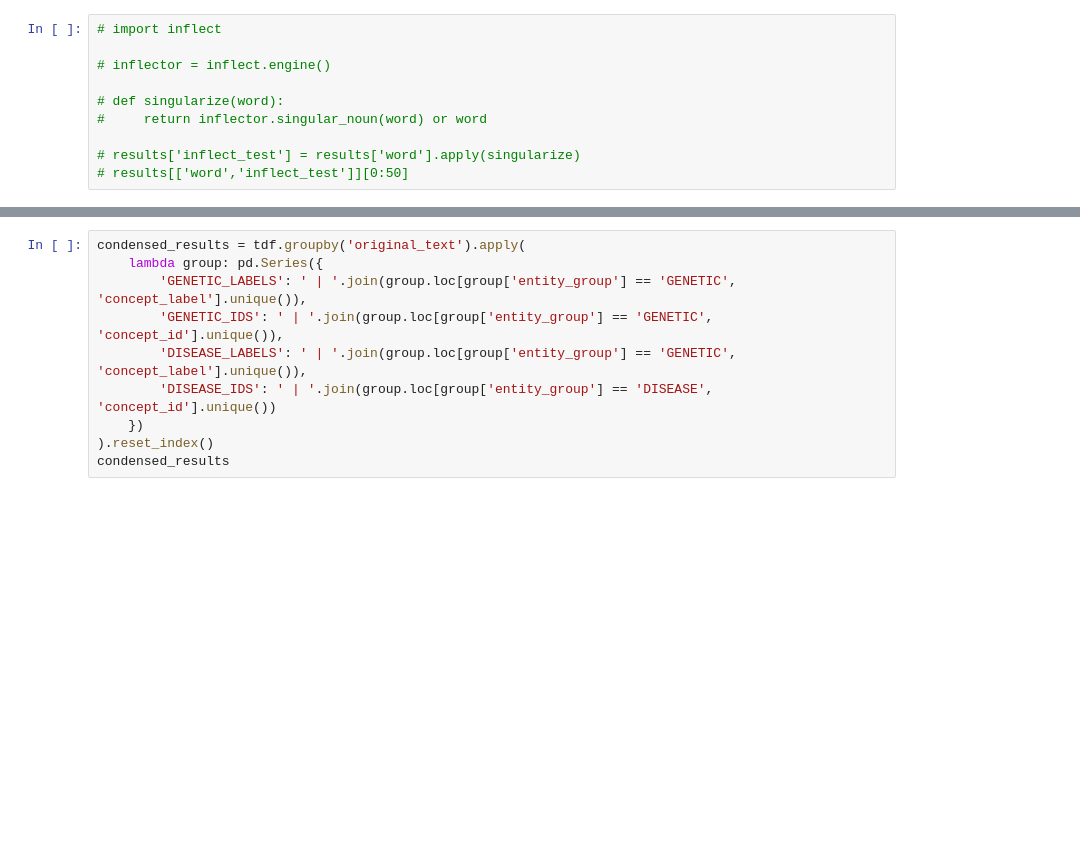
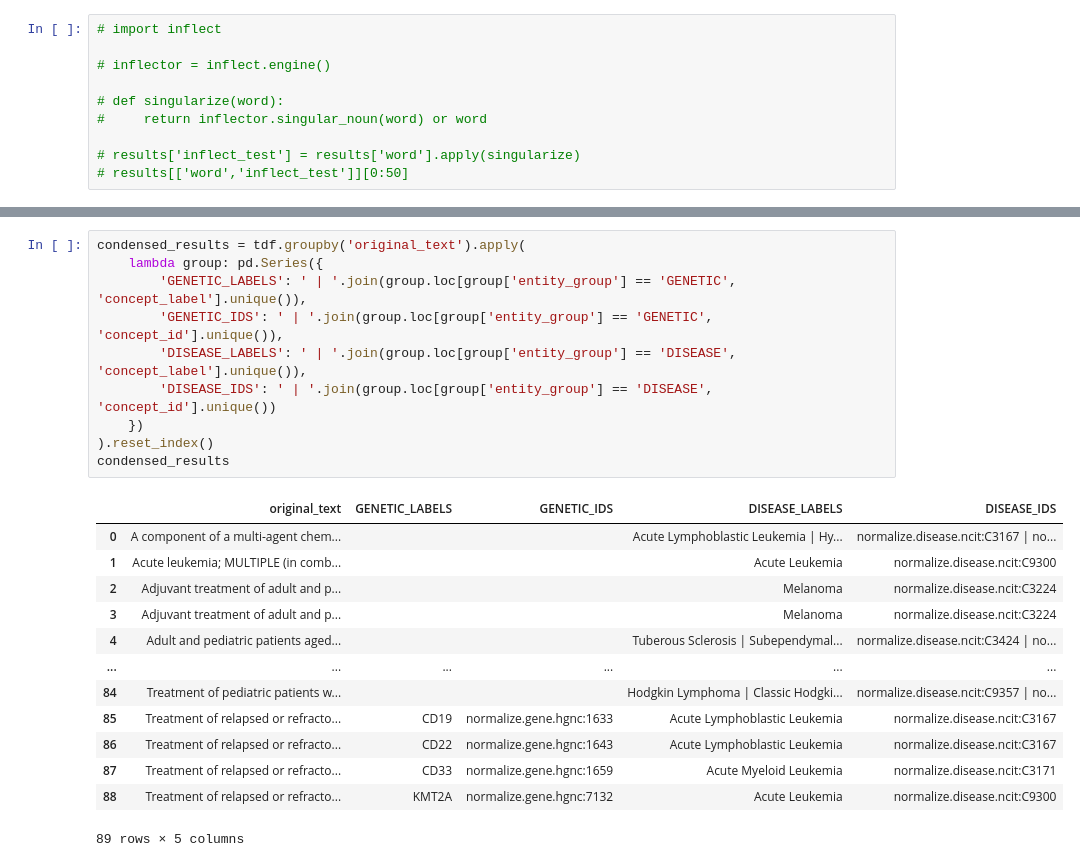
Before and after one commit to GenomicMedLab/fda-nlp, a Jupyter notebook: fda-harvester/transformer-code.ipynb, the cells around one changed output, grey strips where cells are left out. Cells and saved outputs as stored; diff of their text form; blank space fills up the shorter version.

```diff
--- a/fda-harvester/transformer-code.ipynb
+++ b/fda-harvester/transformer-code.ipynb
@@ -159,13 +212,27 @@ tdf
 # %%
 condensed_results = tdf.groupby('original_text').apply(
     lambda group: pd.Series({
         'GENETIC_LABELS': ' | '.join(group.loc[group['entity_group'] == 'GENETIC', 'concept_label'].unique()),
         'GENETIC_IDS': ' | '.join(group.loc[group['entity_group'] == 'GENETIC', 'concept_id'].unique()),
-        'DISEASE_LABELS': ' | '.join(group.loc[group['entity_group'] == 'GENETIC', 'concept_label'].unique()),
+        'DISEASE_LABELS': ' | '.join(group.loc[group['entity_group'] == 'DISEASE', 'concept_label'].unique()),
         'DISEASE_IDS': ' | '.join(group.loc[group['entity_group'] == 'DISEASE', 'concept_id'].unique())
     })
 ).reset_index()
 condensed_results
+# %% [output]
+|  | original_text | GENETIC_LABELS | GENETIC_IDS | DISEASE_LABELS | DISEASE_IDS |
+| 0 | A component of a multi-agent chem... |  |  | Acute Lymphoblastic Leukemia | Hy... | normalize.disease.ncit:C3167 | no... |
+| 1 | Acute leukemia; MULTIPLE (in comb... |  |  | Acute Leukemia | normalize.disease.ncit:C9300 |
+| 2 | Adjuvant treatment of adult and p... |  |  | Melanoma | normalize.disease.ncit:C3224 |
+| 3 | Adjuvant treatment of adult and p... |  |  | Melanoma | normalize.disease.ncit:C3224 |
+| 4 | Adult and pediatric patients aged... |  |  | Tuberous Sclerosis | Subependymal... | normalize.disease.ncit:C3424 | no... |
+| ... | ... | ... | ... | ... | ... |
+| 84 | Treatment of pediatric patients w... |  |  | Hodgkin Lymphoma | Classic Hodgki... | normalize.disease.ncit:C9357 | no... |
+| 85 | Treatment of relapsed or refracto... | CD19 | normalize.gene.hgnc:1633 | Acute Lymphoblastic Leukemia | normalize.disease.ncit:C3167 |
+| 86 | Treatment of relapsed or refracto... | CD22 | normalize.gene.hgnc:1643 | Acute Lymphoblastic Leukemia | normalize.disease.ncit:C3167 |
+| 87 | Treatment of relapsed or refracto... | CD33 | normalize.gene.hgnc:1659 | Acute Myeloid Leukemia | normalize.disease.ncit:C3171 |
+| 88 | Treatment of relapsed or refracto... | KMT2A | normalize.gene.hgnc:7132 | Acute Leukemia | normalize.disease.ncit:C9300 |
+89 rows × 5 columns
 # %%
 merged_df = pd.merge(
     df,
```
Also changed, not shown: parts of 9 cells of this notebook.
